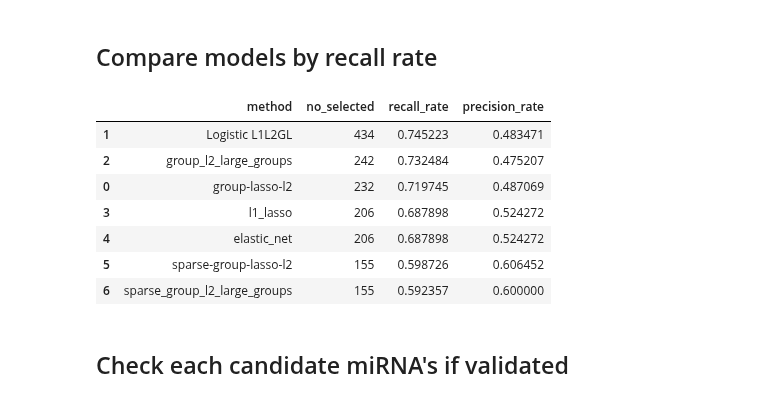
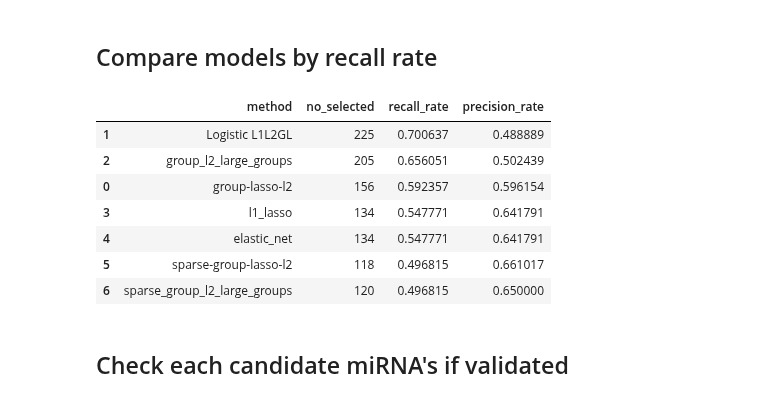
Before and after one commit to JonnyTran/microRNA-Lung-Cancer-Associations, a Jupyter notebook: notebooks/miRNA-gene_exp.ipynb, the cells around one changed output. Drawn from its saved outputs; the diff is of its cells as text; code cells hidden in the pictures.

Commit message:
make_dataset.py - fixed gene_mirna_matched

```diff
--- a/notebooks/miRNA-gene_exp.ipynb
+++ b/notebooks/miRNA-gene_exp.ipynb
@@ -205,3 +205,6 @@ gene_exp_tumor = gene_exp_tumor[gene_exp_tumor.columns[gene_exp_filter.get_suppo
 gene_exp_normal = gene_exp_normal[gene_exp_normal.columns[gene_exp_filter.get_support(indices=True)]]
 # %% [output]
 ValueError: could not convert string to float: TCGA-91-6849
+# %%
+from src.data.make_dataset import TCGA_LUAD
+tgca_luad = TCGA_LUAD()
@@ -269,16 +290,13 @@ edges 2301
 # %% [markdown]
 ### Prepare samples for Classification task
 # %%
-X = pandas.concat([mirna_tumor, mirna_normal])
-y = X['pathologic_stage']
+pathologic_stage_map = {'normal': -1, 'Stage I': 1, 'Stage II': 1, 'Stage III': 1, 'Stage IV': 1}
 
-X.drop(['patient_barcode'], 1, inplace=True)
-X.drop(['pathologic_stage'], 1, inplace=True)
+X, y = tgca_luad.make_dataset(dataset='miRNA', normal_tumor='both', normal_matched=True, mirna_gene_matched=False,
+                              pathologic_stages=[], label_mapping=pathologic_stage_map)
 
-pathologic_stage_map = {'normal': -1, 'Stage I': 1, 'Stage II': 1, 'Stage III': 1, 'Stage IV': 1}
-y = y.replace(pathologic_stage_map).reshape([y.shape[0], 1])
-print "mirna_tumor + mirna_normal", X.shape
+print "X", X.shape
 print "y", y.shape
 
-# y.value_counts()
+y.value_counts()
 # %% [output]
@@ -289,18 +314,21 @@ y (552, 1)
 # %%
 from sklearn.model_selection import train_test_split
 from src.models.group_lasso_spams import SPAMSClassifier
+import spams
 
 myfloat = np.float
 param = {'numThreads': -1, 'verbose': True,
          'it0': 10, 'max_it': 300,
          'L0': 0.1, 'tol': 1e-3, 'intercept': False,
          'pos': False}
-param['lambda1'] = 0.3
+param['lambda1'] = 0.5
 param['lambda2'] = 0.5
 param['lambda3'] = 0.5
 
+# X = spams.normalize(X)
+
 X_train, X_test, Y_train, Y_test = \
-    train_test_split(X, y, test_size=0.2, random_state=np.random.randint(0, 10000), stratify=y)
+    train_test_split(X, y, test_size=0.3, random_state=np.random.randint(0, 10000), stratify=y)
 
 X_train = np.asfortranarray(X_train, dtype=myfloat)
 Y_train = np.asfortranarray(Y_train, dtype=myfloat)
@@ -312,11 +340,11 @@ print "Y_train", Y_train.shape, np.unique(Y_train)
 param['loss'] = 'weighted-logistic'
 param['regul'] = 'group-lasso-l2'
 group_l2 = SPAMSClassifier()
-group_l2.fit(X_train, Y_train, groups=network.get_miRNA_groups(mirna_list, smaller_groups=True), params=param)
+group_l2.fit(X_train, Y_train, groups=network.get_miRNA_group_assgn(mirna_list, smaller_groups=True), params=param)
 
 group_l2_large_groups = SPAMSClassifier()
 group_l2_large_groups.fit(X_train, Y_train,
-                          groups=network.get_miRNA_groups(mirna_list, smaller_groups=False),
+                          groups=network.get_miRNA_group_assgn(mirna_list, smaller_groups=False),
                           params=param)
 
 param['regul'] = 'l1'
@@ -329,8 +357,8 @@ elastic_net.fit(X_train, Y_train, groups=None, params=param)
 
 param['regul'] = 'sparse-group-lasso-l2'
 sparse_group_l2 = SPAMSClassifier()
-sparse_group_l2.fit(X_train, Y_train, groups=network.get_miRNA_groups(mirna_list), params=param)
+sparse_group_l2.fit(X_train, Y_train, groups=network.get_miRNA_group_assgn(mirna_list), params=param)
 
 sparse_group_l2_large_groups = SPAMSClassifier()
-sparse_group_l2_large_groups.fit(X_train, Y_train, groups=network.get_miRNA_groups(mirna_list, smaller_groups=False), params=param)
+sparse_group_l2_large_groups.fit(X_train, Y_train, groups=network.get_miRNA_group_assgn(mirna_list, smaller_groups=False), params=param)
 # %% [output]
@@ -381,8 +406,8 @@ Non-zero: 434
 # %%
 from sklearn import metrics
 
-for model, name in [(group_l2, 'group-lasso-l2'),
-                    (logistic_L1L2GL, 'Logistic L1L2GL'),
+for model, name in [(logistic_L1L2GL, 'Logistic L1L2GL'),
+                    (group_l2, 'group-lasso-l2'),
                     (group_l2_large_groups, 'group_l2_large_groups'),
                     (l1_lasso, 'l1_lasso'),
                     (elastic_net, 'elastic_net'),
@@ -463,42 +488,42 @@ from src.utils.validate_candidate_miRNAs import recall_rate, precision_rate, get
 
 models = []
 for model, name in [(group_l2, 'group-lasso-l2'),
                     (logistic_L1L2GL, 'Logistic L1L2GL'),
                     (group_l2_large_groups, 'group_l2_large_groups'),
                     (l1_lasso, 'l1_lasso'),
                     (elastic_net, 'elastic_net'),
                     (sparse_group_l2, 'sparse-group-lasso-l2'),
                     (sparse_group_l2_large_groups, 'sparse_group_l2_large_groups')]:
     if name is 'Logistic L1L2GL':
         models.append([name,
                    len(model.beta.nonzero()[0]),
-                   recall_rate(candidate_miRNAs=get_miRNA_names(model.beta.nonzero()[0][:242], mirna_list),
+                   recall_rate(candidate_miRNAs=get_miRNA_names(model.beta.nonzero()[0], mirna_list),
                                validated_miRNAs=valudating_miRNAs),
-                   precision_rate(candidate_miRNAs=get_miRNA_names(model.beta.nonzero()[0][:242], mirna_list),
+                   precision_rate(candidate_miRNAs=get_miRNA_names(model.beta.nonzero()[0], mirna_list),
                                   validated_miRNAs=valudating_miRNAs) ])
     else:
         models.append([name,
                    model.get_selected_miRNAs(mirna_list)['miRNA'].shape[0],
                    recall_rate(candidate_miRNAs=model.get_selected_miRNAs(mirna_list)['miRNA'].tolist(),
                                validated_miRNAs=valudating_miRNAs),
                    precision_rate(candidate_miRNAs=model.get_selected_miRNAs(mirna_list)['miRNA'].tolist(),
                                   validated_miRNAs=valudating_miRNAs) ])
 
 pandas.DataFrame(models, columns=['method', 'no_selected', 'recall_rate', 'precision_rate']).sort_values(by='recall_rate', ascending=False)
 # (group_l2_large_groups, 'group_l2_large_groups'),
 # (l1_lasso, 'l1_lasso'),
 # (elastic_net, 'elastic_net'),
 # (sparse_group_l2, 'sparse-group-lasso-l2'),
 # (sparse_group_l2_large_groups, 'sparse_group_l2_large_groups')
 # %% [output]
 |  | method | no_selected | recall_rate | precision_rate |
-| 1 | Logistic L1L2GL | 434 | 0.745223 | 0.483471 |
-| 2 | group_l2_large_groups | 242 | 0.732484 | 0.475207 |
-| 0 | group-lasso-l2 | 232 | 0.719745 | 0.487069 |
-| 3 | l1_lasso | 206 | 0.687898 | 0.524272 |
-| 4 | elastic_net | 206 | 0.687898 | 0.524272 |
-| 5 | sparse-group-lasso-l2 | 155 | 0.598726 | 0.606452 |
-| 6 | sparse_group_l2_large_groups | 155 | 0.592357 | 0.600000 |
+| 1 | Logistic L1L2GL | 225 | 0.700637 | 0.488889 |
+| 2 | group_l2_large_groups | 205 | 0.656051 | 0.502439 |
+| 0 | group-lasso-l2 | 156 | 0.592357 | 0.596154 |
+| 3 | l1_lasso | 134 | 0.547771 | 0.641791 |
+| 4 | elastic_net | 134 | 0.547771 | 0.641791 |
+| 5 | sparse-group-lasso-l2 | 118 | 0.496815 | 0.661017 |
+| 6 | sparse_group_l2_large_groups | 120 | 0.496815 | 0.650000 |
 # %% [markdown]
 ## Check each candidate miRNA's if validated
 # %%
```
Also changed, not shown: parts of 9 cells of this notebook, 3 other files.
